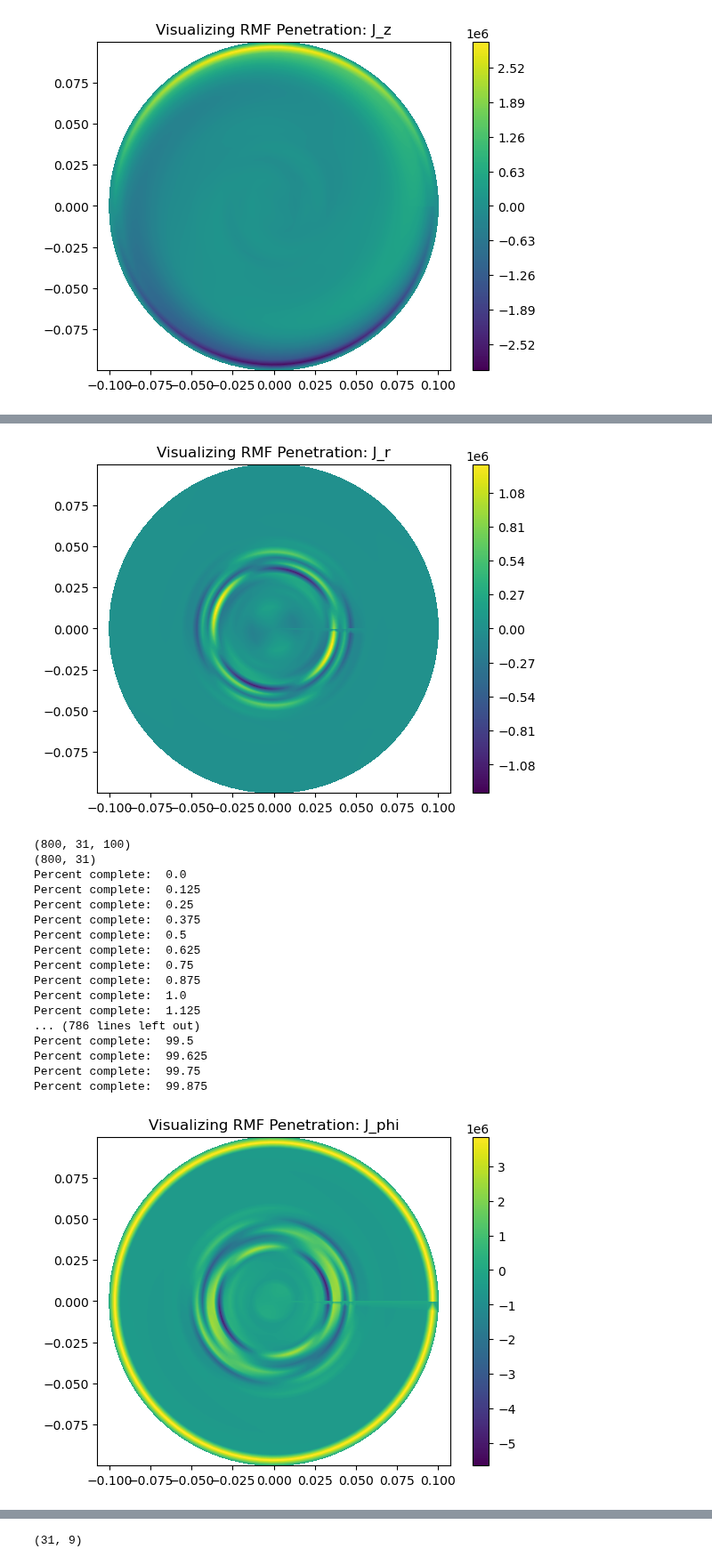
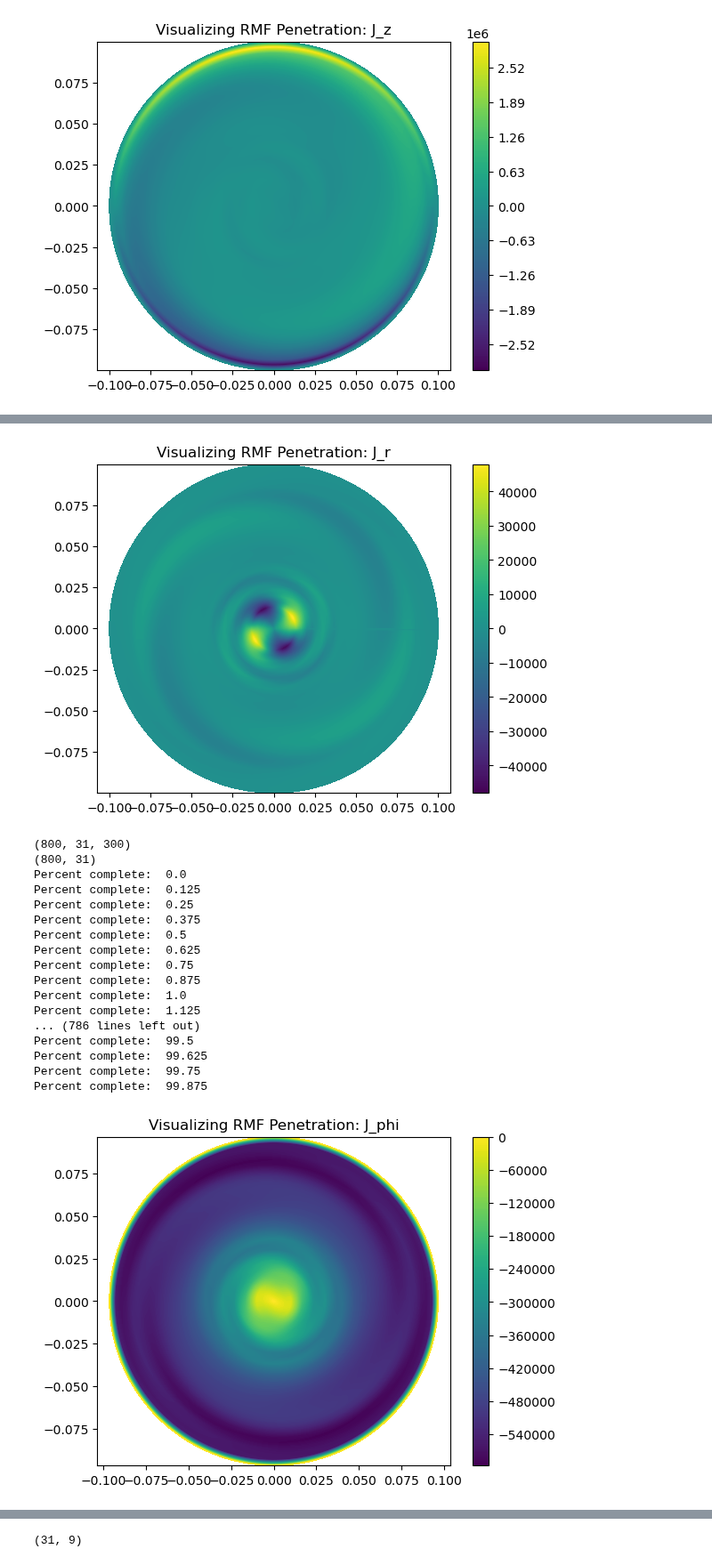
Before and after one commit to vandelij/FRC_RMF, a Jupyter notebook: predictor2_corrector_combine_RMF_code_case_Mlroy1999_fewer_time_steps - Copy.ipynb, the cells around one changed output, grey strips where cells are left out. Shown at 89% size. Saved outputs shown, nothing was run; the diff lists cells and outputs as text; code cells hidden in the pictures.

```diff
--- a/predictor2_corrector_combine_RMF_code_case_Mlroy1999_fewer_time_steps - Copy.ipynb
+++ b/predictor2_corrector_combine_RMF_code_case_Mlroy1999_fewer_time_steps - Copy.ipynb
@@ -975,7 +975,7 @@ plt.scatter(nmode_array, n_timesteps_to_last_nonNAN)
 # %%
 # build total A_z = sum_m(A_m):
 # TODO: remove me
-nphi = 100
+nphi = 300
 dphi = 2*np.pi/nphi
 phi_array = np.linspace(0, 2*np.pi, nphi)
 
@@ -1373,23 +1373,30 @@ plt.axis('equal')
 plt.colorbar()
 plt.show()
 # %% [output]
-[figure, old version]
+[figure, new version]
 # %%
 J_PHI_TOTAL_FD = np.zeros((tnew.shape[0], nr, nphi), dtype ='complex_')
 print(J_R_TOTAL.shape)
 print(A_z_hold_out[0].shape)
 for it in range(tnew.shape[0]):
     print('Percent complete: ', 100*it/tnew.shape[0])
-    for ir in range(1, r_array.shape[0]-1):
+    for ir in range(1, r_array.shape[0]-2):
         r = dr*ir
-        for iphi in range(phi_array.shape[0]-1):
+        for iphi in range(phi_array.shape[0]):
             phi = iphi*dphi
-            Bp = B_Z_TOTAL[it, ir+1, iphi]
-            Bm = B_Z_TOTAL[it, ir-1, iphi]
-            beta = -(1/mu0)*(Bp - Bm)/(2*dr)
+            if ir < r_array.shape[0] - 1:
+                Bp = B_Z_TOTAL[it, ir+1, iphi]
+                Bm = B_Z_TOTAL[it, ir-1, iphi]
+                beta = -(1/mu0)*(Bp - Bm)/(2*dr)
+            else:
+                Bp = B_Z_TOTAL[it, ir, iphi]
+                Bm = B_Z_TOTAL[it, ir-1, iphi]
+                beta = -(1/mu0)*(Bp - Bm)/(dr)
+                # do the right hand difference if the
+            # if beta < 0:
             J_PHI_TOTAL_FD[it, ir, iphi] = beta
 # %% [output]
-(800, 31, 100)
+(800, 31, 300)
 (800, 31)
 Percent complete:  0.0
 Percent complete:  0.125
@@ -1408,19 +1415,19 @@ Percent complete:  99.75
 Percent complete:  99.875
 # %%
 # plot J_phi
-J_PHI_TOTAL_FINAL = J_PHI_TOTAL_FD[range_to_plot-1, :, :]# B_Z_TOTAL_FINAL = B_Z_TOTAL[-1, :, :]
-rmesh, phimesh = np.meshgrid(r_array, phi_array)
+J_PHI_TOTAL_FINAL = J_PHI_TOTAL_FD[range_to_plot-1, :-1, :]# B_Z_TOTAL_FINAL = B_Z_TOTAL[-1, :, :]
+rmesh, phimesh = np.meshgrid(r_array[:-1], phi_array)
 
 X = rmesh.T * np.cos(phimesh.T)
 Y = rmesh.T * np.sin(phimesh.T)
 
 plt.contourf(X, Y, np.real(J_PHI_TOTAL_FINAL), levels=200, cmap='viridis')
 plt.title('Visualizing RMF Penetration: J_phi')
 plt.axis('equal')
 plt.colorbar()
 plt.show()
 # %% [output]
-[figure, old version]
+[figure, new version]
 # %%
 J_Z_TOTAL_FD = np.zeros((tnew.shape[0], nr, nphi), dtype ='complex_')
 print(J_R_TOTAL.shape)
```
Also changed, not shown: parts of 7 cells of this notebook, 1 other file.
